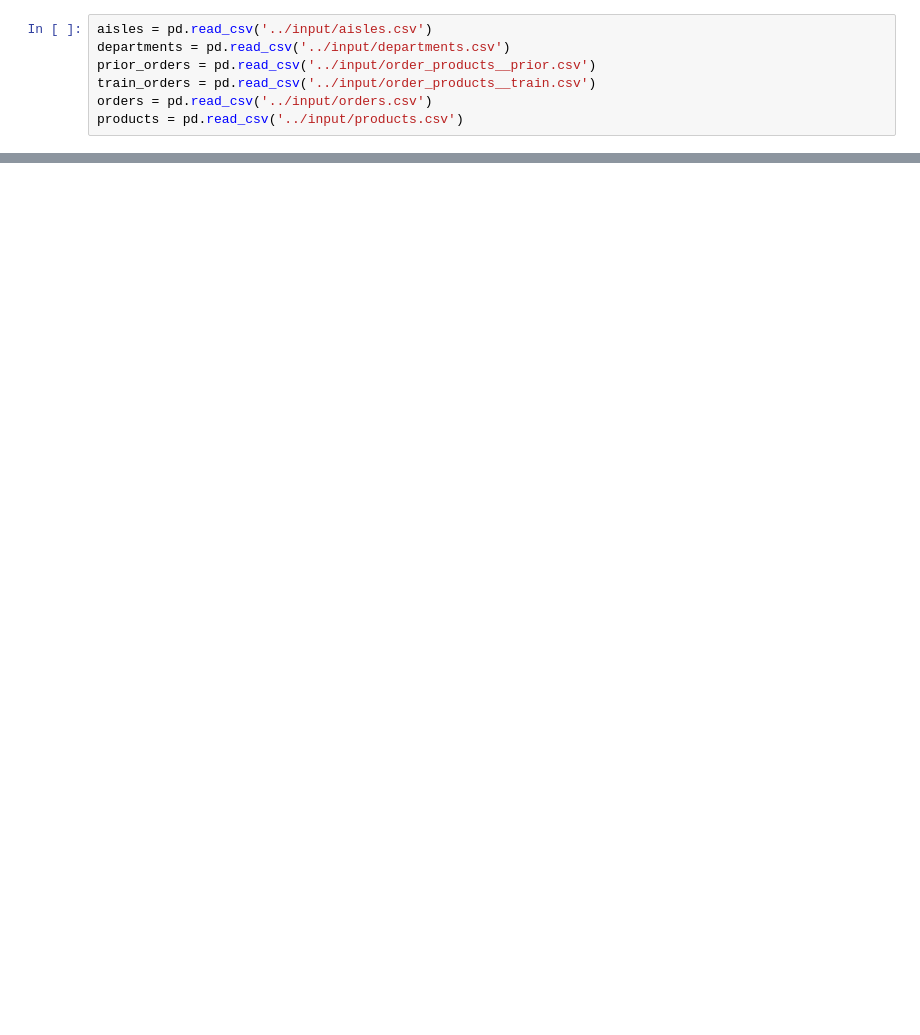
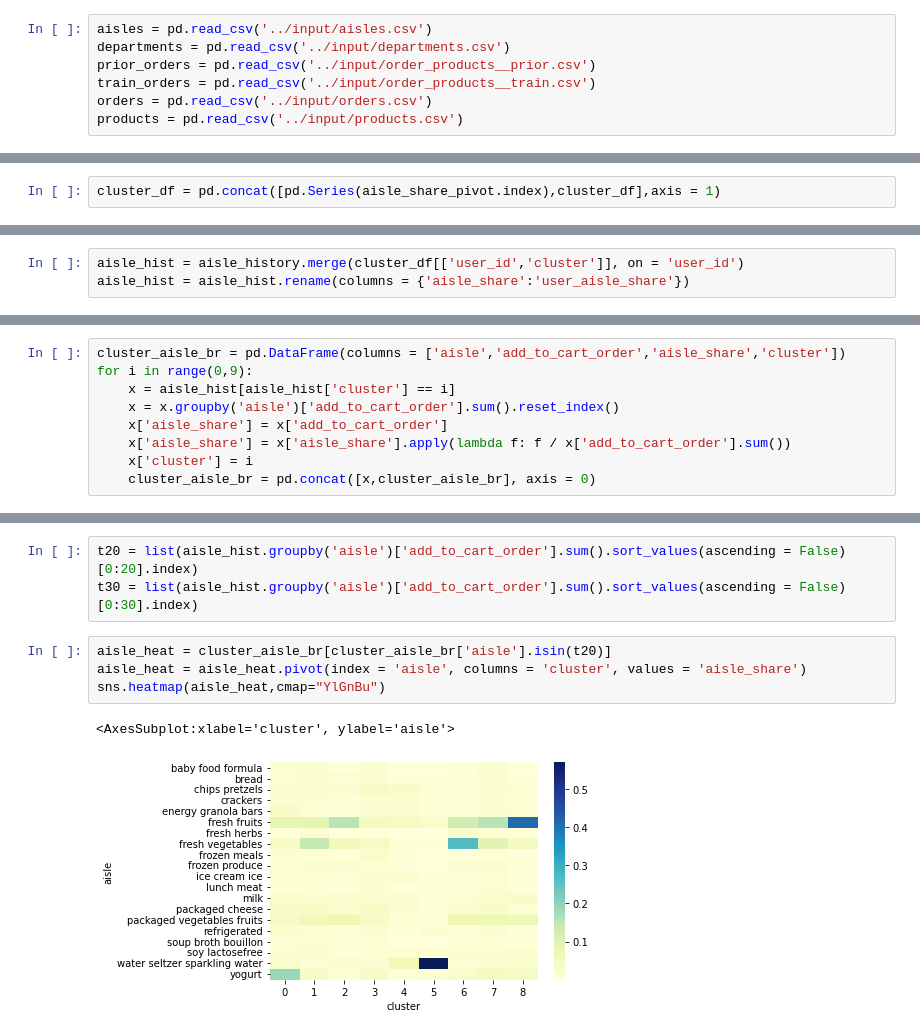
Before and after one commit to Akshaypartha92/marketBasket, a Jupyter notebook: src/clustering.ipynb, the cells around one changed output, grey strips where cells are left out. Cells and saved outputs as stored; diff of their text form; blank space fills up the shorter version.

```diff
--- a/src/clustering.ipynb
+++ b/src/clustering.ipynb
@@ -279,0 +130,2 @@ plt.show()
+# %%
+cluster_df = pd.concat([pd.Series(aisle_share_pivot.index),cluster_df],axis = 1)
@@ -279,0 +152,3 @@ plt.show()
+# %%
+aisle_hist = aisle_history.merge(cluster_df[['user_id','cluster']], on = 'user_id')
+aisle_hist = aisle_hist.rename(columns = {'aisle_share':'user_aisle_share'})
@@ -279,0 +158,9 @@ plt.show()
+# %%
+cluster_aisle_br = pd.DataFrame(columns = ['aisle','add_to_cart_order','aisle_share','cluster'])
+for i in range(0,9):
+    x = aisle_hist[aisle_hist['cluster'] == i]
+    x = x.groupby('aisle')['add_to_cart_order'].sum().reset_index()
+    x['aisle_share'] = x['add_to_cart_order']
+    x['aisle_share'] = x['aisle_share'].apply(lambda f: f / x['add_to_cart_order'].sum())
+    x['cluster'] = i
+    cluster_aisle_br = pd.concat([x,cluster_aisle_br], axis = 0)
@@ -279,0 +199,10 @@ plt.show()
+# %%
+t20 = list(aisle_hist.groupby('aisle')['add_to_cart_order'].sum().sort_values(ascending = False)[0:20].index)
+t30 = list(aisle_hist.groupby('aisle')['add_to_cart_order'].sum().sort_values(ascending = False)[0:30].index)
+# %%
+aisle_heat = cluster_aisle_br[cluster_aisle_br['aisle'].isin(t20)]
+aisle_heat = aisle_heat.pivot(index = 'aisle', columns = 'cluster', values = 'aisle_share')
+sns.heatmap(aisle_heat,cmap="YlGnBu")
+# %% [output]
+<AxesSubplot:xlabel='cluster', ylabel='aisle'>
+[figure, added]
```
Also changed, not shown: parts of 71 cells of this notebook, 5 other files.
